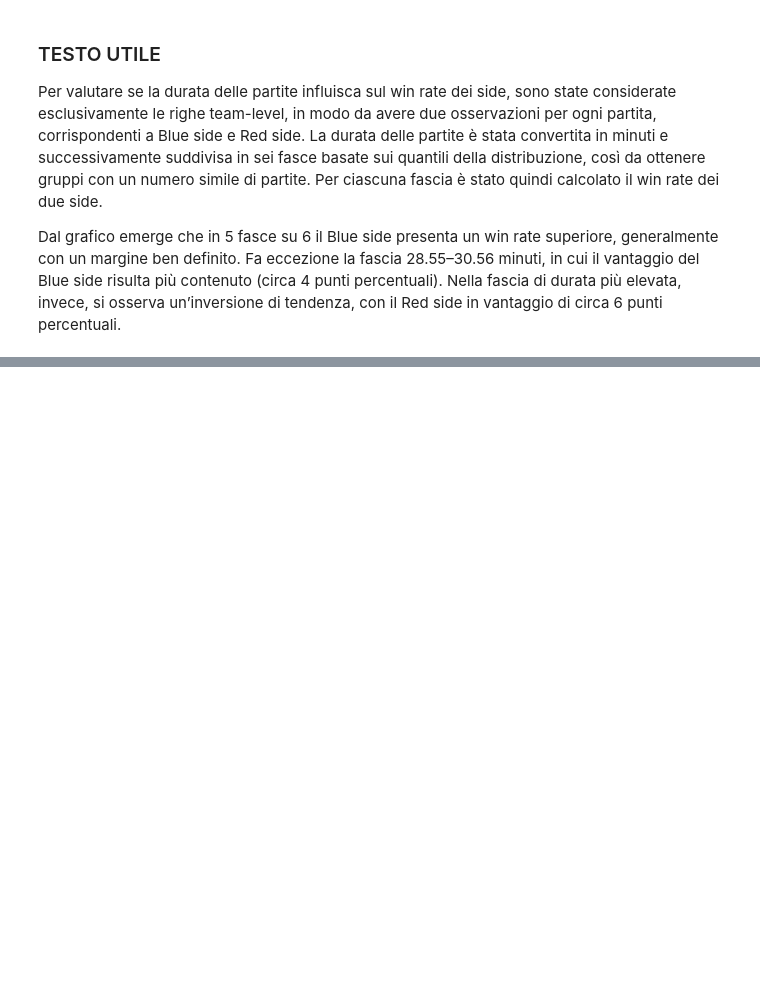
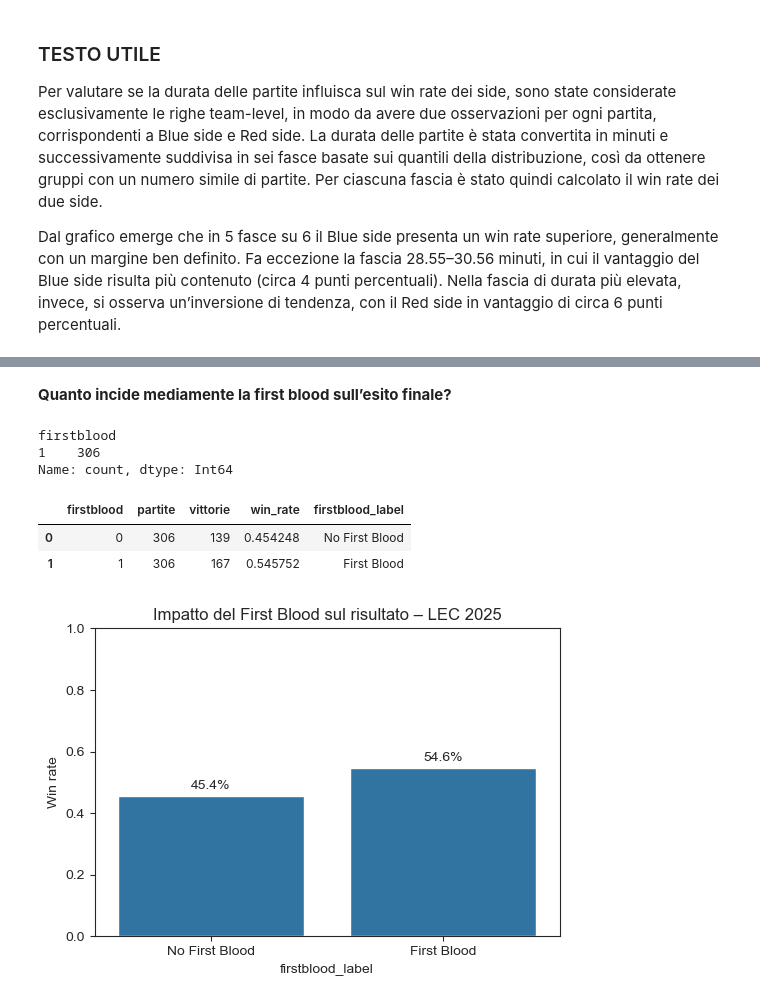
Before and after one commit to AnalystEca/G2-project-analysis, a Jupyter notebook: G2_analisi.ipynb, the cells around one changed output, grey strips where cells are left out. Drawn from its saved outputs; the diff is of its cells as text; code cells hidden in the pictures; blank space fills up the shorter version.

```diff
--- a/G2_analisi.ipynb
+++ b/G2_analisi.ipynb
@@ -423,0 +461,56 @@ Nella fascia di durata più elevata, invece, si osserva un’inversione di tende
+# %% [markdown]
+**Quanto incide mediamente la first blood sull’esito finale?**
+# %%
+firstblood_df = (
+    lec_df
+    .loc[lec_df['position'] == 'team',
+         ['gameid', 'side', 'result', 'firstblood']]
+    .copy()
+)
+firstblood_df.groupby('gameid')['firstblood'].sum().value_counts()
+# %% [output]
+firstblood
+1    306
+Name: count, dtype: Int64
+# %%
+fb_summary = (
+    firstblood_df
+    .groupby('firstblood')
+    .agg(
+        partite=('gameid', 'count'),
+        vittorie=('result', 'sum'),
+        win_rate=('result', 'mean')
+    )
+    .reset_index()
+)
+fb_summary['firstblood_label'] = fb_summary['firstblood'].map({
+    0: 'No First Blood',
+    1: 'First Blood'
+})
+fb_summary.head()
+# %% [output]
+|  | firstblood | partite | vittorie | win_rate | firstblood_label |
+| 0 | 0 | 306 | 139 | 0.454248 | No First Blood |
+| 1 | 1 | 306 | 167 | 0.545752 | First Blood |
+# %%
+plt.figure(figsize=(6, 4))
+ax = sns.barplot(
+    data=fb_summary,
+    x='firstblood_label',
+    y='win_rate'
+)
+
+ax.set_ylabel('Win rate')
+ax.set_title('Impatto del First Blood sul risultato – LEC 2025')
+ax.set_ylim(0, 1)
+
+for c in ax.containers:
+    ax.bar_label(
+        c,
+        labels=[f'{v*100:.1f}%' for v in c.datavalues],
+        padding=3
+    )
+
+plt.show()
+# %% [output]
+[figure, added]
```
Also changed, not shown: parts of 20 cells of this notebook, 1 other file.
